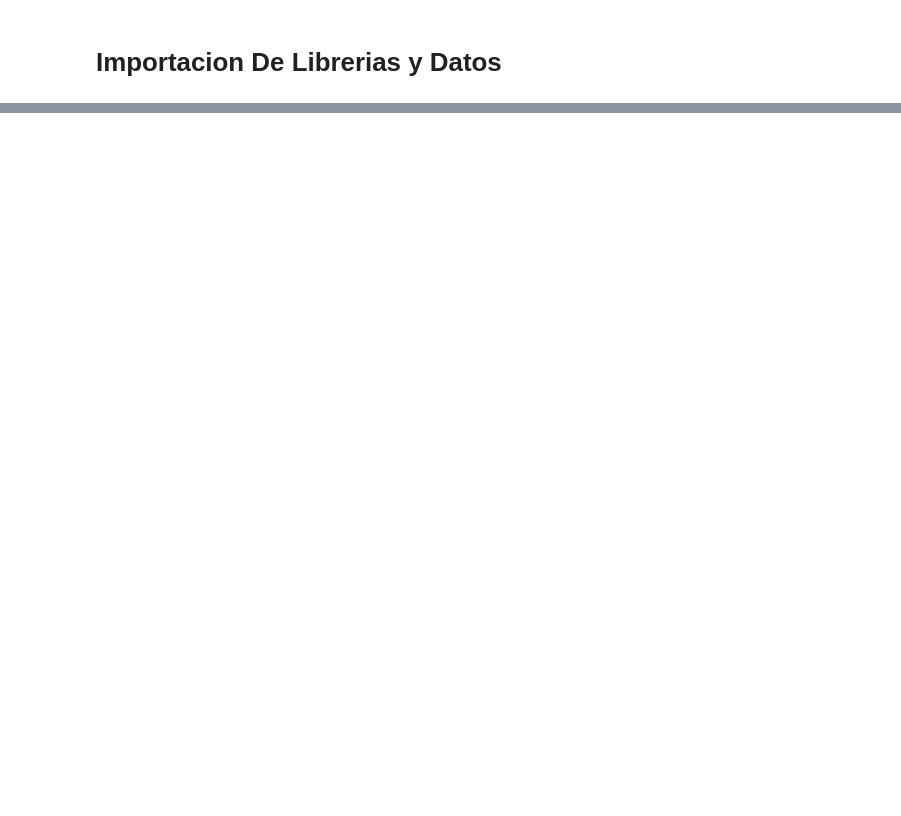
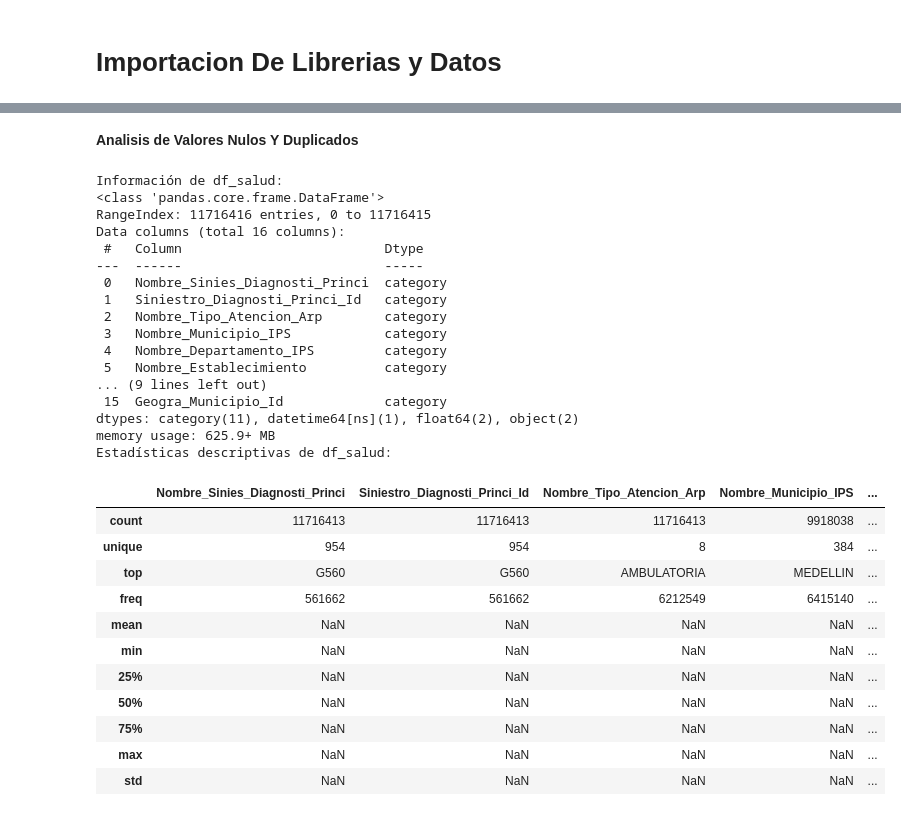
Before and after one commit to luencaro/Data-Challenge-Pro, a Jupyter notebook: data-challenge.ipynb, the cells around one changed output, grey strips where cells are left out. Drawn from its saved outputs; the diff is of its cells as text; code cells hidden in the pictures; blank space fills up the shorter version.

```diff
--- a/data-challenge.ipynb
+++ b/data-challenge.ipynb
@@ -109,0 +120,40 @@ df_prest.head()
+# %% [markdown]
+**Analisis de Valores Nulos Y Duplicados**
+# %%
+# Información general del DataFrame
+print("Información de df_salud:")
+df_salud.info()
+
+# Estadísticas descriptivas (numéricas y algunas categóricas)
+print("Estadísticas descriptivas de df_salud:")
+display(df_salud.describe(include='all'))
+# %% [output]
+Información de df_salud:
+<class 'pandas.core.frame.DataFrame'>
+RangeIndex: 11716416 entries, 0 to 11716415
+Data columns (total 16 columns):
+ #   Column                          Dtype
+---  ------                          -----
+ 0   Nombre_Sinies_Diagnosti_Princi  category
+ 1   Siniestro_Diagnosti_Princi_Id   category
+ 2   Nombre_Tipo_Atencion_Arp        category
+ 3   Nombre_Municipio_IPS            category
+ 4   Nombre_Departamento_IPS         category
+ 5   Nombre_Establecimiento          category
+... (9 lines left out)
+ 15  Geogra_Municipio_Id             category
+dtypes: category(11), datetime64[ns](1), float64(2), object(2)
+memory usage: 625.9+ MB
+Estadísticas descriptivas de df_salud:
+|  | Nombre_Sinies_Diagnosti_Princi | Siniestro_Diagnosti_Princi_Id | Nombre_Tipo_Atencion_Arp | Nombre_Municipio_IPS | ... |
+| count | 11716413 | 11716413 | 11716413 | 9918038 | ... |
+| unique | 954 | 954 | 8 | 384 | ... |
+| top | G560 | G560 | AMBULATORIA | MEDELLIN | ... |
+| freq | 561662 | 561662 | 6212549 | 6415140 | ... |
+| mean | NaN | NaN | NaN | NaN | ... |
+| min | NaN | NaN | NaN | NaN | ... |
+| 25% | NaN | NaN | NaN | NaN | ... |
+| 50% | NaN | NaN | NaN | NaN | ... |
+| 75% | NaN | NaN | NaN | NaN | ... |
+| max | NaN | NaN | NaN | NaN | ... |
+| std | NaN | NaN | NaN | NaN | ... |
```
Also changed, not shown: parts of 21 cells of this notebook.
